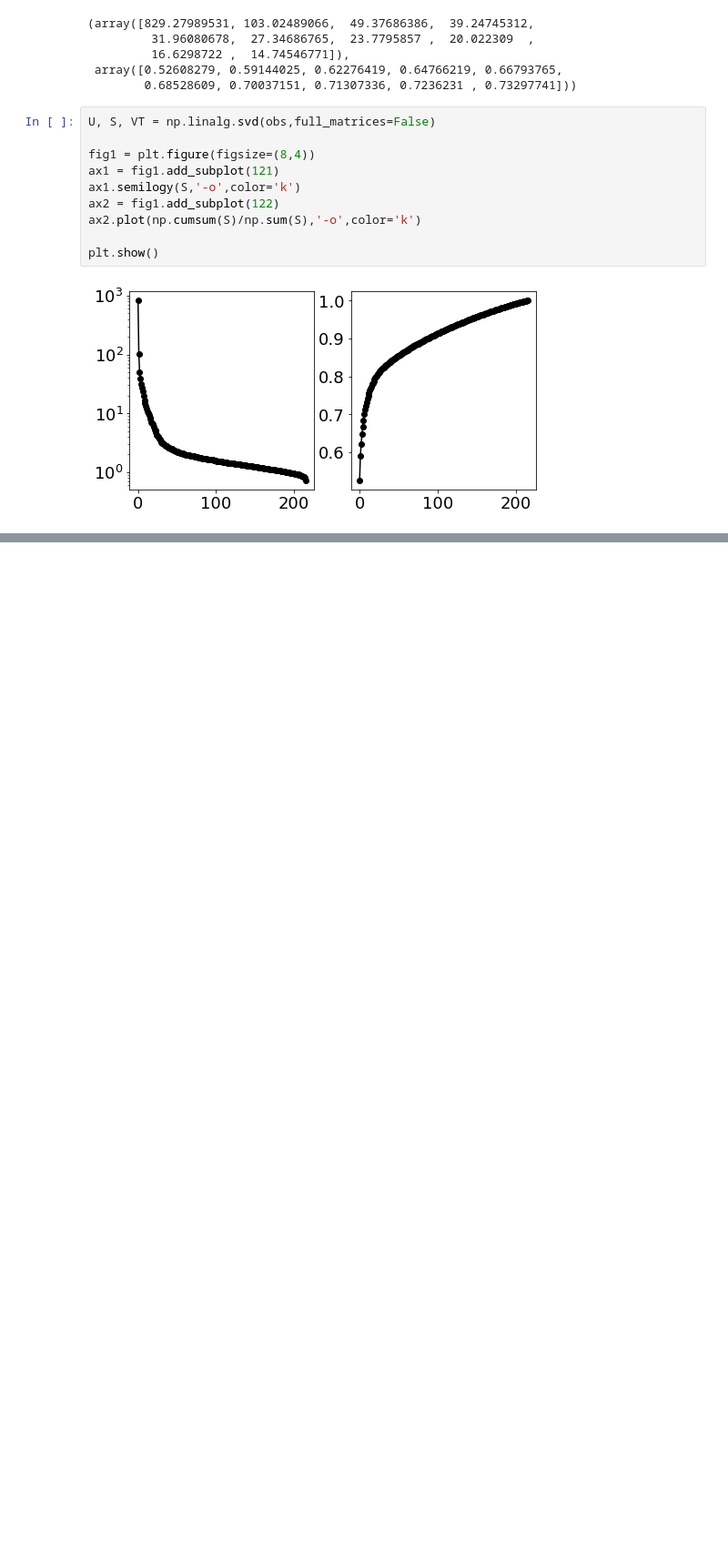
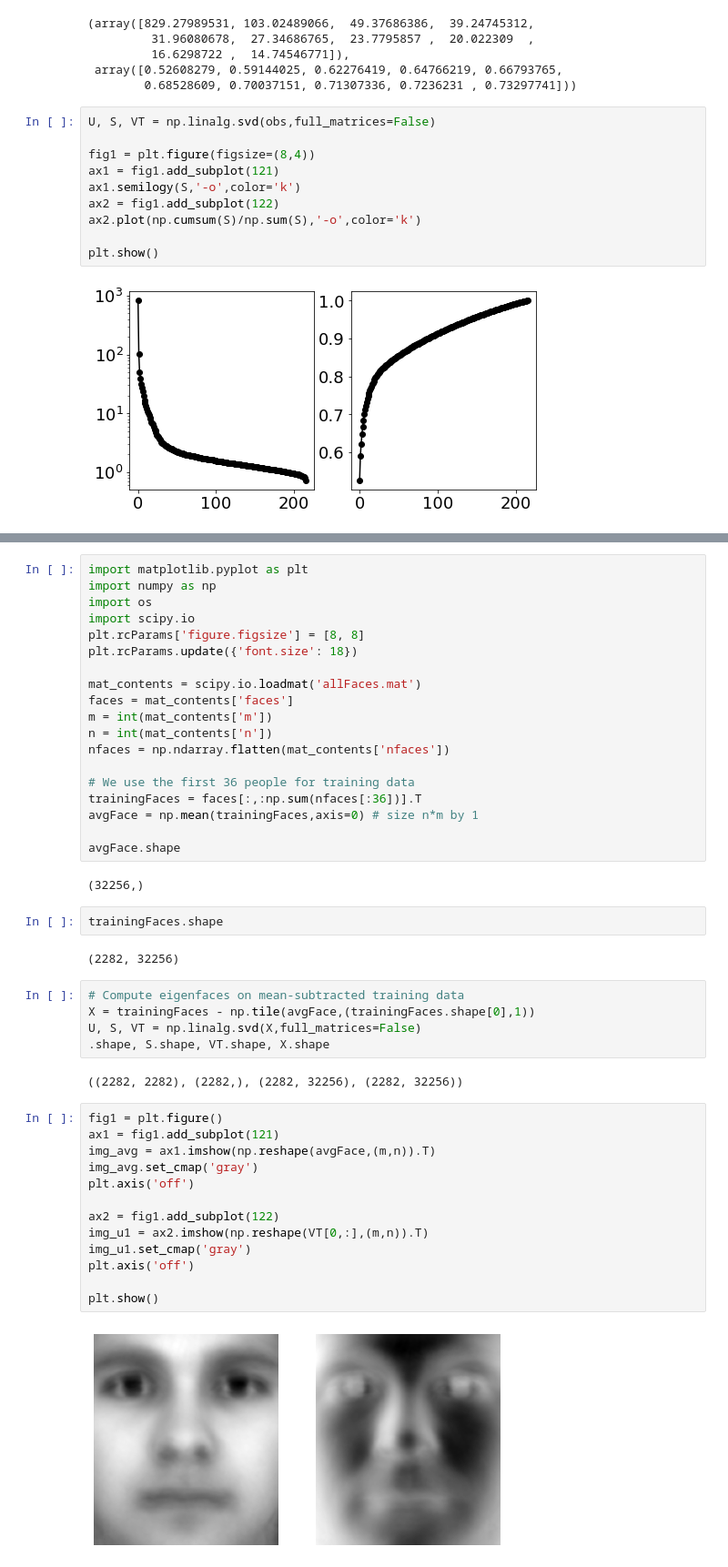
Before and after one commit to jooyongsim/numerical2023, a Jupyter notebook: 빅데수 실습2 SVD.ipynb, the cells around one changed output, grey strips where cells are left out. Shown at 91% size. Cells and saved outputs as stored; diff of their text form; blank space fills up the shorter version.

```diff
--- a/빅데수 실습2 SVD.ipynb
+++ b/빅데수 실습2 SVD.ipynb
@@ -239,0 +259,47 @@ HTTPError: HTTP Error 404: Not Found
+# %%
+import matplotlib.pyplot as plt
+import numpy as np
+import os
+import scipy.io
+plt.rcParams['figure.figsize'] = [8, 8]
+plt.rcParams.update({'font.size': 18})
+
+mat_contents = scipy.io.loadmat('allFaces.mat')
+faces = mat_contents['faces']
+m = int(mat_contents['m'])
+n = int(mat_contents['n'])
+nfaces = np.ndarray.flatten(mat_contents['nfaces'])
+
+# We use the first 36 people for training data
+trainingFaces = faces[:,:np.sum(nfaces[:36])].T
+avgFace = np.mean(trainingFaces,axis=0) # size n*m by 1
+
+avgFace.shape
+# %% [output]
+(32256,)
+# %%
+trainingFaces.shape
+# %% [output]
+(2282, 32256)
+# %%
+# Compute eigenfaces on mean-subtracted training data
+X = trainingFaces - np.tile(avgFace,(trainingFaces.shape[0],1))
+U, S, VT = np.linalg.svd(X,full_matrices=False)
+.shape, S.shape, VT.shape, X.shape
+# %% [output]
+((2282, 2282), (2282,), (2282, 32256), (2282, 32256))
+# %%
+fig1 = plt.figure()
+ax1 = fig1.add_subplot(121)
+img_avg = ax1.imshow(np.reshape(avgFace,(m,n)).T)
+img_avg.set_cmap('gray')
+plt.axis('off')
+
+ax2 = fig1.add_subplot(122)
+img_u1 = ax2.imshow(np.reshape(VT[0,:],(m,n)).T)
+img_u1.set_cmap('gray')
+plt.axis('off')
+
+plt.show()
+# %% [output]
+[figure, added]
```
Also changed, not shown: parts of 12 cells of this notebook, 3 other files.
